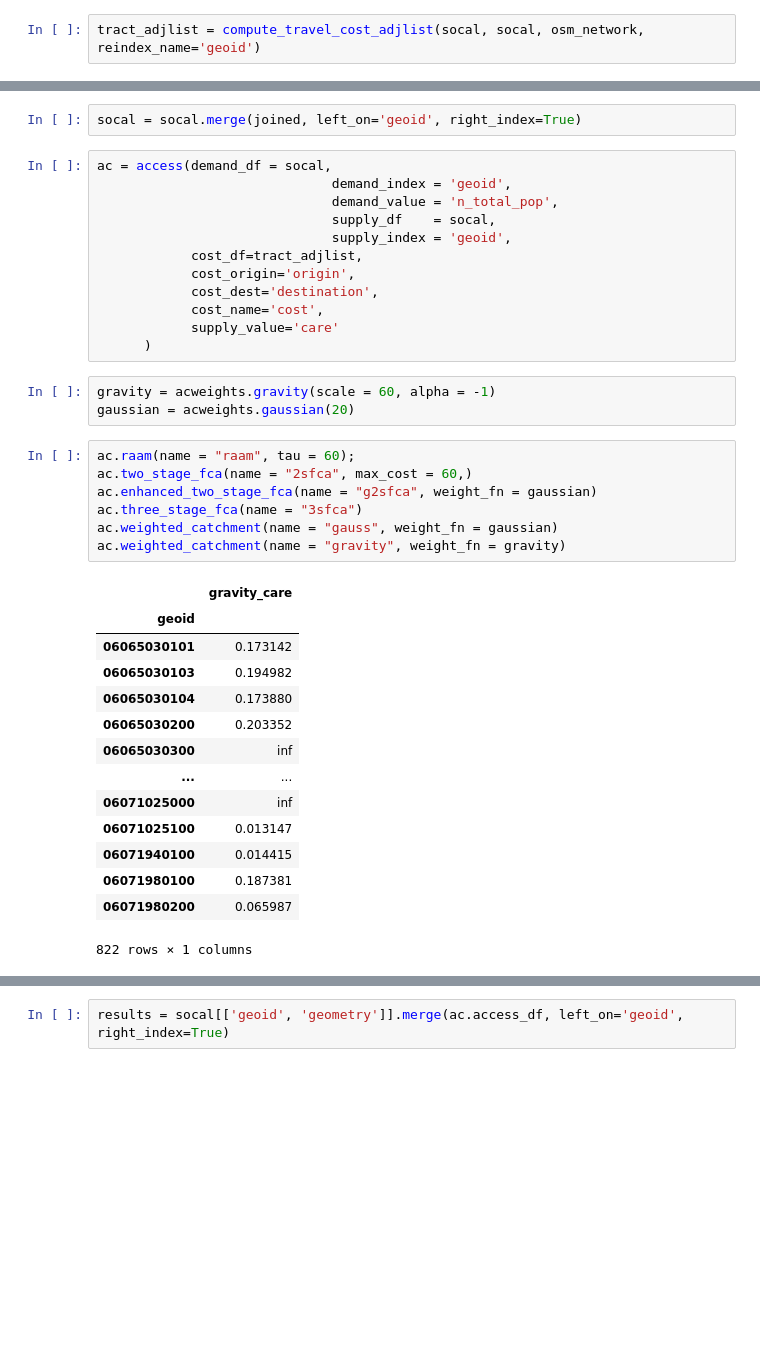
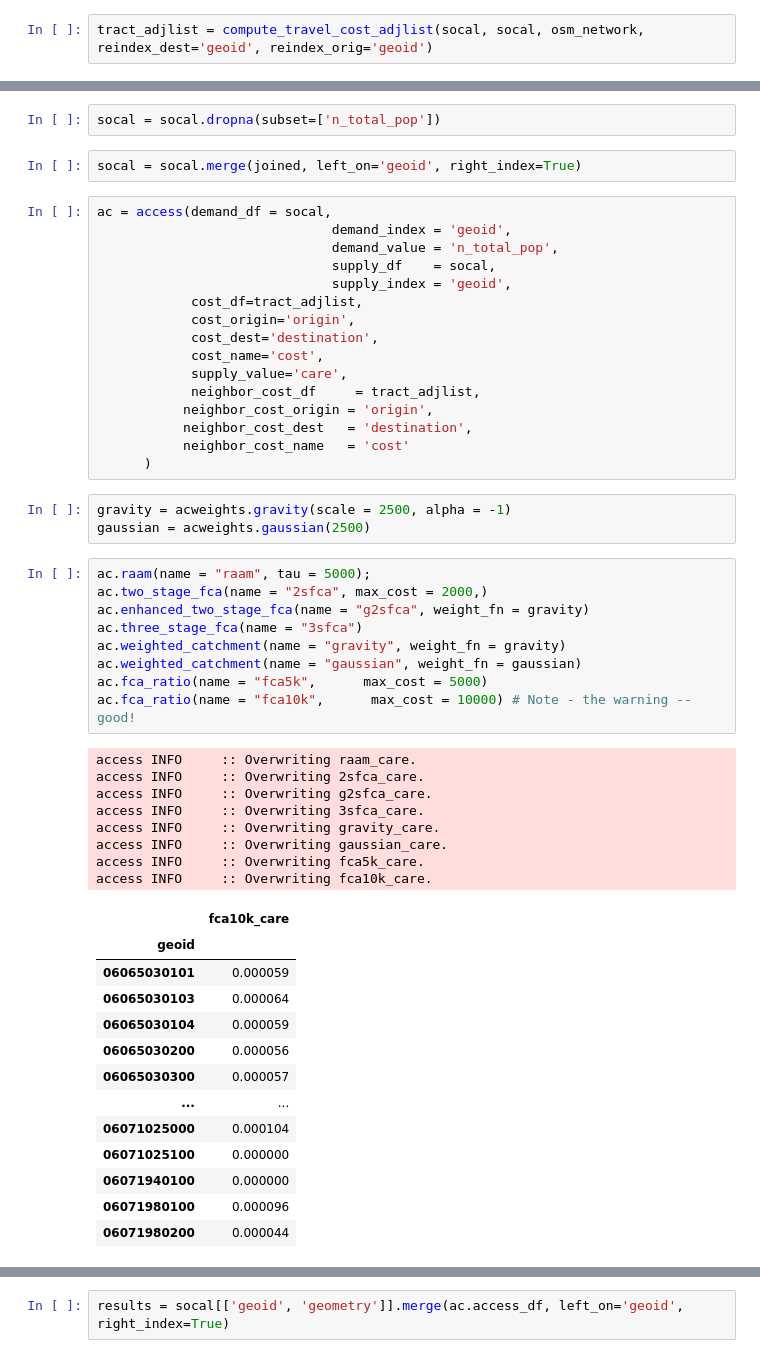
Before and after one commit to knaaptime/healthacc, a Jupyter notebook: notebooks/simple_access.ipynb, the cells around one changed output, grey strips where cells are left out. Drawn from its saved outputs; the diff is of its cells as text; blank space fills up the shorter version.

```diff
--- a/notebooks/simple_access.ipynb
+++ b/notebooks/simple_access.ipynb
@@ -149,7 +122,7 @@ tract_cost
 | 06065044804 | 140471.896 | 120428.188 | 131192.744 | 130349.629 | 127481.483 | 57470.092 | 87462.582 | ... |
 822 rows × 822 columns
 # %%
-tract_adjlist = compute_travel_cost_adjlist(socal, socal, osm_network, reindex_name='geoid')
+tract_adjlist = compute_travel_cost_adjlist(socal, socal, osm_network, reindex_dest='geoid', reindex_orig='geoid')
 # %% [output]
   """
 # %%
@@ -177,6 +150,8 @@ Left CRS: +init=epsg:4326 +type=crs
 Right CRS: EPSG:4326
 
   """Entry point for launching an IPython kernel.
+# %%
+socal = socal.dropna(subset=['n_total_pop'])
 # %%
 socal = socal.merge(joined, left_on='geoid', right_index=True)
 # %%
@@ -189,30 +164,43 @@ ac = access(demand_df = socal,
             cost_origin='origin',
             cost_dest='destination',
             cost_name='cost',
-            supply_value='care'
+            supply_value='care',
+            neighbor_cost_df     = tract_adjlist,
+           neighbor_cost_origin = 'origin',
+           neighbor_cost_dest   = 'destination',
+           neighbor_cost_name   = 'cost'
       )
 # %%
-gravity = acweights.gravity(scale = 60, alpha = -1)
-gaussian = acweights.gaussian(20)
+gravity = acweights.gravity(scale = 2500, alpha = -1)
+gaussian = acweights.gaussian(2500)
 # %%
-ac.raam(name = "raam", tau = 60);
-ac.two_stage_fca(name = "2sfca", max_cost = 60,)
-ac.enhanced_two_stage_fca(name = "g2sfca", weight_fn = gaussian)
+ac.raam(name = "raam", tau = 5000);
+ac.two_stage_fca(name = "2sfca", max_cost = 2000,)
+ac.enhanced_two_stage_fca(name = "g2sfca", weight_fn = gravity)
 ac.three_stage_fca(name = "3sfca")
-ac.weighted_catchment(name = "gauss", weight_fn = gaussian)
 ac.weighted_catchment(name = "gravity", weight_fn = gravity)
+ac.weighted_catchment(name = "gaussian", weight_fn = gaussian)
+ac.fca_ratio(name = "fca5k",      max_cost = 5000)
+ac.fca_ratio(name = "fca10k",      max_cost = 10000) # Note - the warning -- good!
 # %% [output]
+access INFO     :: Overwriting raam_care.
+access INFO     :: Overwriting 2sfca_care.
+access INFO     :: Overwriting g2sfca_care.
+access INFO     :: Overwriting 3sfca_care.
+access INFO     :: Overwriting gravity_care.
+access INFO     :: Overwriting gaussian_care.
+access INFO     :: Overwriting fca5k_care.
+access INFO     :: Overwriting fca10k_care.
-|  | gravity_care |
+|  | fca10k_care |
 | geoid |  |
-| 06065030101 | 0.173142 |
-| 06065030103 | 0.194982 |
-| 06065030104 | 0.173880 |
-| 06065030200 | 0.203352 |
-| 06065030300 | inf |
+| 06065030101 | 0.000059 |
+| 06065030103 | 0.000064 |
+| 06065030104 | 0.000059 |
+| 06065030200 | 0.000056 |
+| 06065030300 | 0.000057 |
 | ... | ... |
-| 06071025000 | inf |
-| 06071025100 | 0.013147 |
-| 06071940100 | 0.014415 |
-| 06071980100 | 0.187381 |
-| 06071980200 | 0.065987 |
+| 06071025000 | 0.000104 |
+| 06071025100 | 0.000000 |
+| 06071940100 | 0.000000 |
+| 06071980100 | 0.000096 |
+| 06071980200 | 0.000044 |
-822 rows × 1 columns
```
Also changed, not shown: parts of 18 cells of this notebook.
